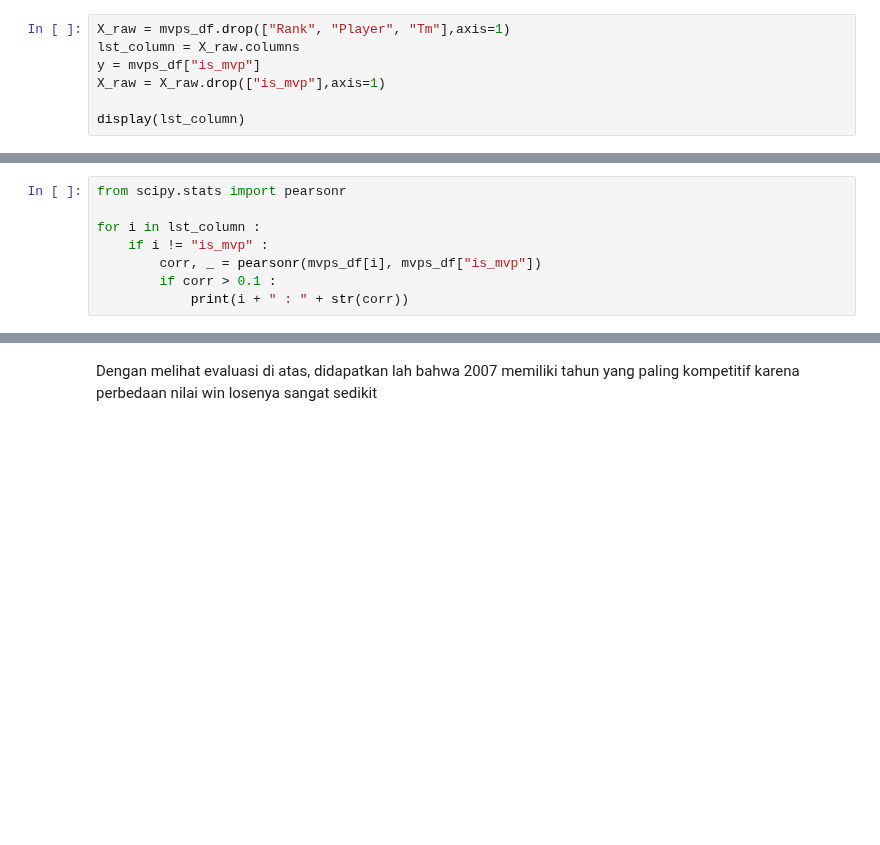
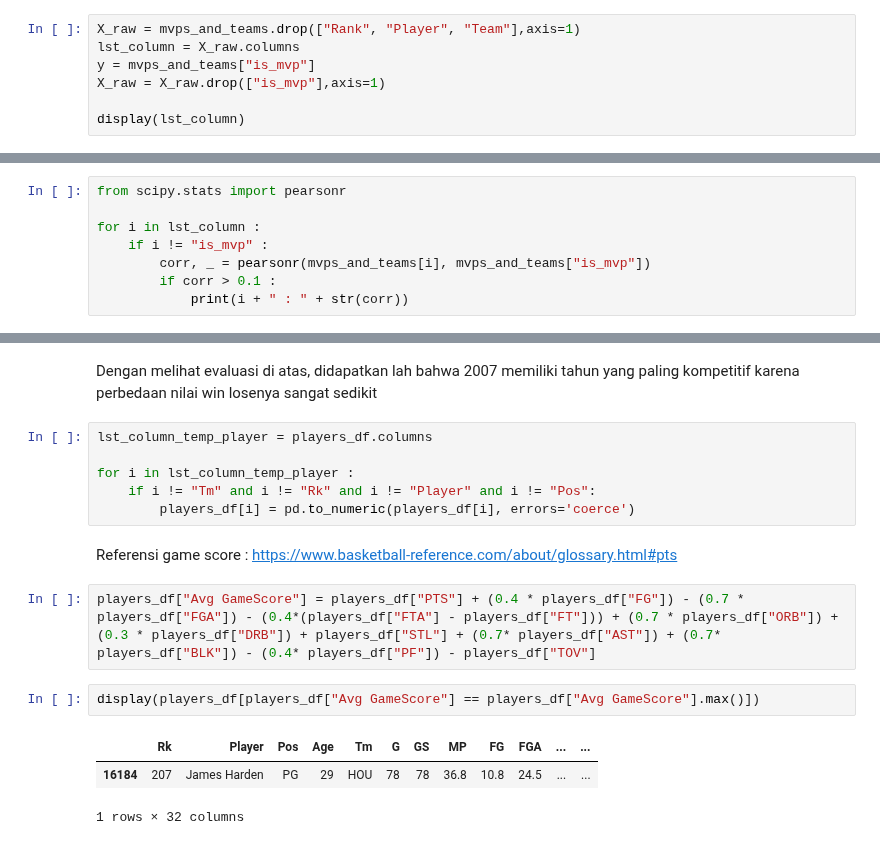
Before and after one commit to akmalgomal3/nba-kasddead, a Jupyter notebook: dataset-insight.ipynb, the cells around one changed output, grey strips where cells are left out. Drawn from its saved outputs; the diff is of its cells as text; blank space fills up the shorter version.

```diff
--- a/dataset-insight.ipynb
+++ b/dataset-insight.ipynb
@@ -182,7 +583,7 @@ mvps_df.info()
 # %%
-X_raw = mvps_df.drop(["Rank", "Player", "Tm"],axis=1)
+X_raw = mvps_and_teams.drop(["Rank", "Player", "Team"],axis=1)
 lst_column = X_raw.columns
-y = mvps_df["is_mvp"]
+y = mvps_and_teams["is_mvp"]
 X_raw = X_raw.drop(["is_mvp"],axis=1)
 
 display(lst_column)
@@ -191,6 +597,6 @@ from scipy.stats import pearsonr
 
 for i in lst_column :
     if i != "is_mvp" :
-        corr, _ = pearsonr(mvps_df[i], mvps_df["is_mvp"])
+        corr, _ = pearsonr(mvps_and_teams[i], mvps_and_teams["is_mvp"])
         if corr > 0.1 :
             print(i + " : " + str(corr))
@@ -333,3 +767,19 @@ display(new_data_two[new_data_two['W-L'] == new_data_two['W-L'].min()])
 | 16 | 2007 | 20.813008 |
 # %% [markdown]
 Dengan melihat evaluasi di atas, didapatkan lah bahwa 2007 memiliki tahun yang paling kompetitif karena perbedaan nilai win losenya sangat sedikit
+# %%
+lst_column_temp_player = players_df.columns
+
+for i in lst_column_temp_player :
+    if i != "Tm" and i != "Rk" and i != "Player" and i != "Pos":
+        players_df[i] = pd.to_numeric(players_df[i], errors='coerce')
+# %% [markdown]
+Referensi game score : https://www.basketball-reference.com/about/glossary.html#pts
+# %%
+players_df["Avg GameScore"] = players_df["PTS"] + (0.4 * players_df["FG"]) - (0.7 * players_df["FGA"]) - (0.4*(players_df["FTA"] - players_df["FT"])) + (0.7 * players_df["ORB"]) + (0.3 * players_df["DRB"]) + players_df["STL"] + (0.7* players_df["AST"]) + (0.7* players_df["BLK"]) - (0.4* players_df["PF"]) - players_df["TOV"]
+# %%
+display(players_df[players_df["Avg GameScore"] == players_df["Avg GameScore"].max()])
+# %% [output]
+|  | Rk | Player | Pos | Age | Tm | G | GS | MP | FG | FGA | ... | ... |
+| 16184 | 207 | James Harden | PG | 29 | HOU | 78 | 78 | 36.8 | 10.8 | 24.5 | ... | ... |
+1 rows × 32 columns
```
Also changed, not shown: parts of 54 cells of this notebook.
